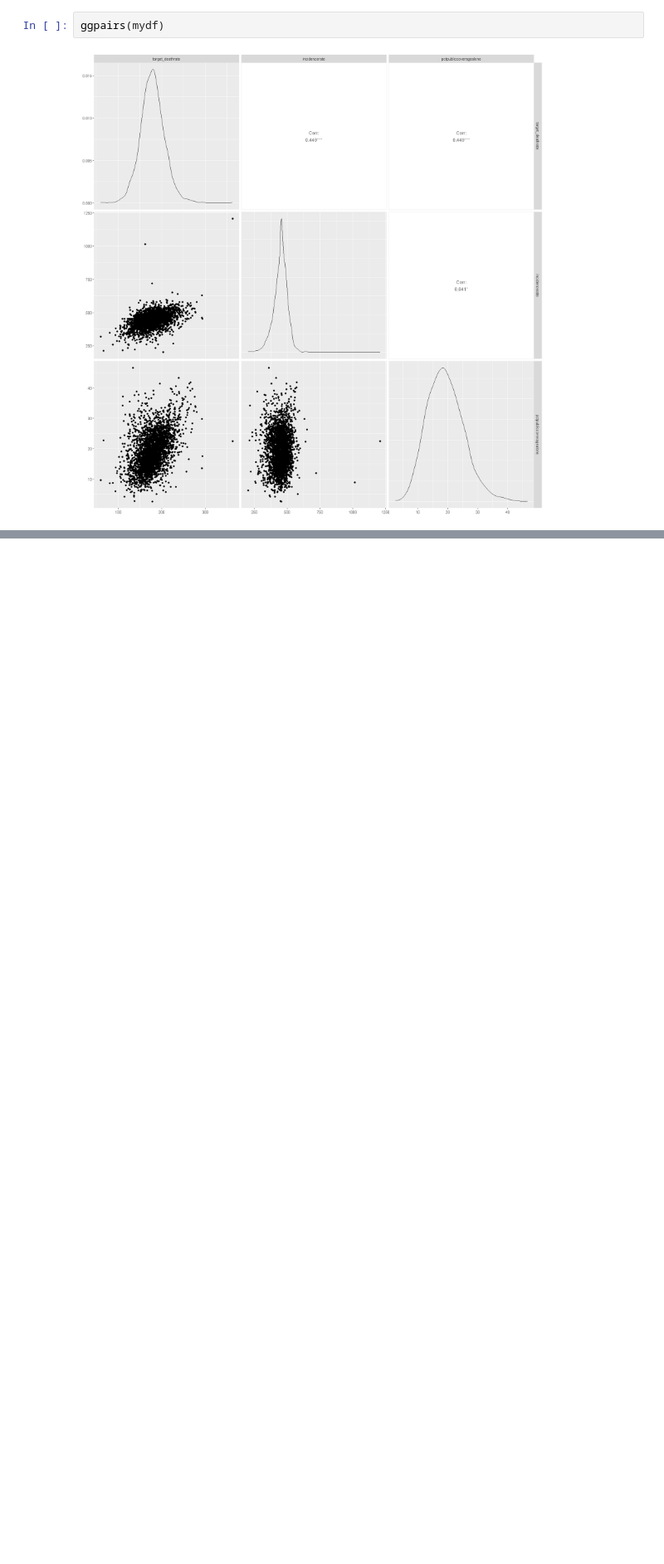
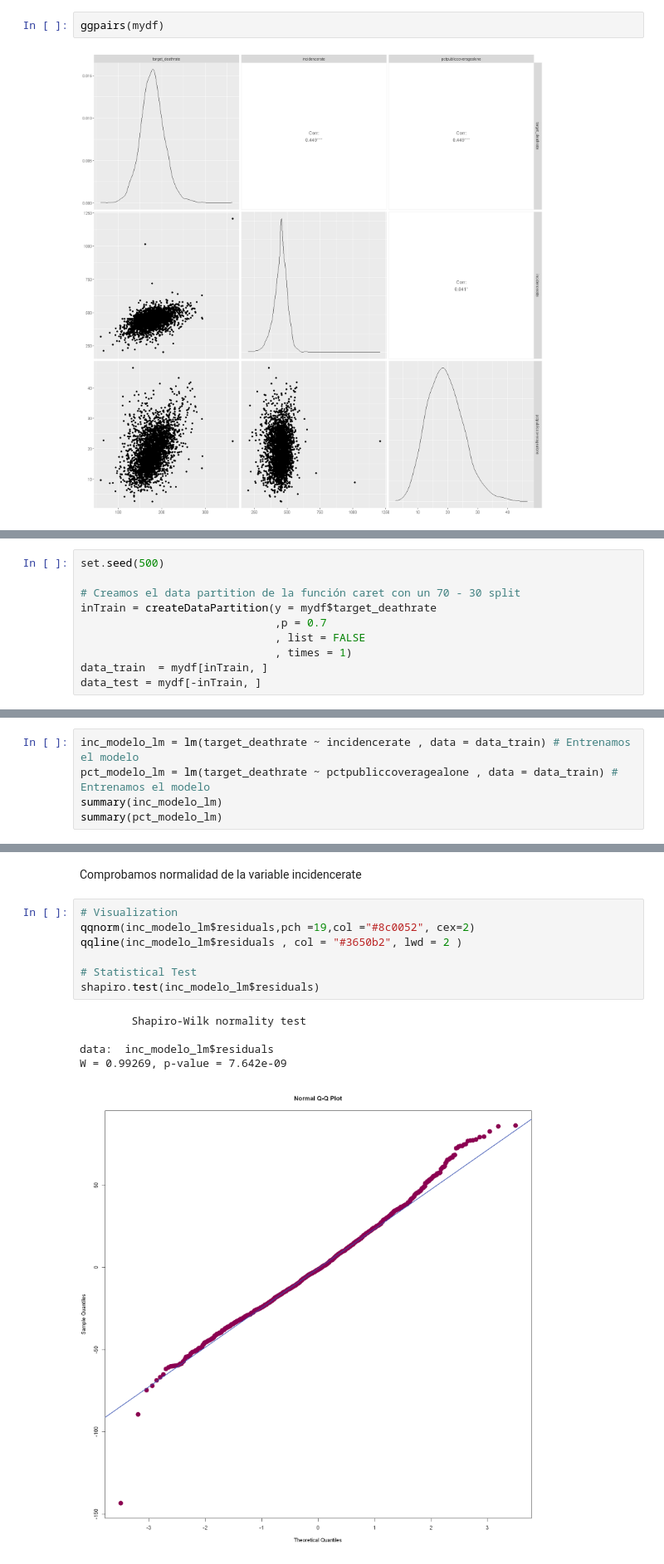
Before and after one commit to Didac-piferrer/MUDS, a Jupyter notebook: Estadistica/E4/MD004DidacPiferrerIglesiasAC04.ipynb, the cells around one changed output, grey strips where cells are left out. Shown: that part at 83% size. Saved outputs shown, nothing was run; the diff lists cells and outputs as text; blank space fills up the shorter version.

```diff
--- a/Estadistica/E4/MD004DidacPiferrerIglesiasAC04.ipynb
+++ b/Estadistica/E4/MD004DidacPiferrerIglesiasAC04.ipynb
@@ -393,0 +421,10 @@ ggpairs(mydf)
+# %%
+set.seed(500)
+
+# Creamos el data partition de la función caret con un 70 - 30 split
+inTrain = createDataPartition(y = mydf$target_deathrate
+                              ,p = 0.7
+                              , list = FALSE
+                              , times = 1)
+data_train  = mydf[inTrain, ]
+data_test = mydf[-inTrain, ]
@@ -393,0 +440,5 @@ ggpairs(mydf)
+# %%
+inc_modelo_lm = lm(target_deathrate ~ incidencerate , data = data_train) # Entrenamos el modelo
+pct_modelo_lm = lm(target_deathrate ~ pctpubliccoveragealone , data = data_train) # Entrenamos el modelo
+summary(inc_modelo_lm)
+summary(pct_modelo_lm)
@@ -393,0 +516,15 @@ ggpairs(mydf)
+# %% [markdown]
+Comprobamos normalidad de la variable incidencerate
+# %%
+# Visualization
+qqnorm(inc_modelo_lm$residuals,pch =19,col ="#8c0052", cex=2)
+qqline(inc_modelo_lm$residuals , col = "#3650b2", lwd = 2 )
+
+# Statistical Test
+shapiro.test(inc_modelo_lm$residuals)
+# %% [output]
+        Shapiro-Wilk normality test
+
+data:  inc_modelo_lm$residuals
+W = 0.99269, p-value = 7.642e-09
+[figure, added]
```
Also changed, not shown: parts of 26 cells of this notebook.
